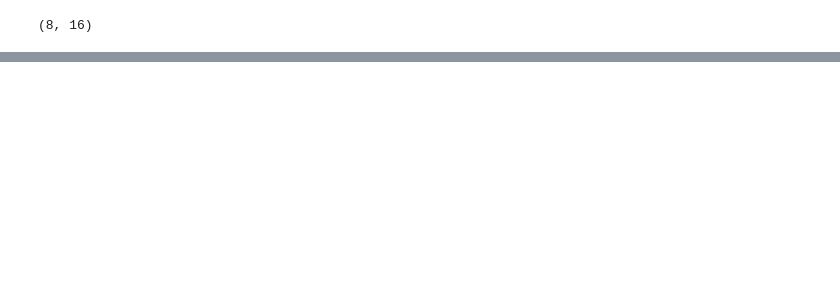
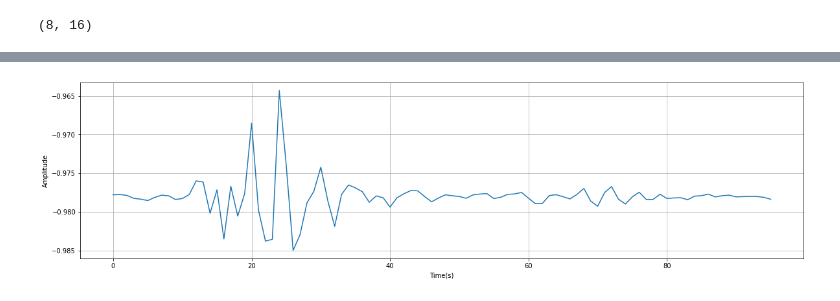
Before and after one commit to lemon71037/soil-disturbance, a Jupyter notebook: wavelet.ipynb, the cells around one changed output, grey strips where cells are left out. Cells and saved outputs as stored; diff of their text form; code cells hidden in the pictures; blank space fills up the shorter version.

```diff
--- a/wavelet.ipynb
+++ b/wavelet.ipynb
@@ -53,0 +161,4 @@ wavelet_features.shape
+# %%
+plot_time(zwy_dig_10[0]['data_z'])
+# %% [output]
+[figure, added]
```
Also changed, not shown: parts of 19 cells of this notebook, 4 other files.
